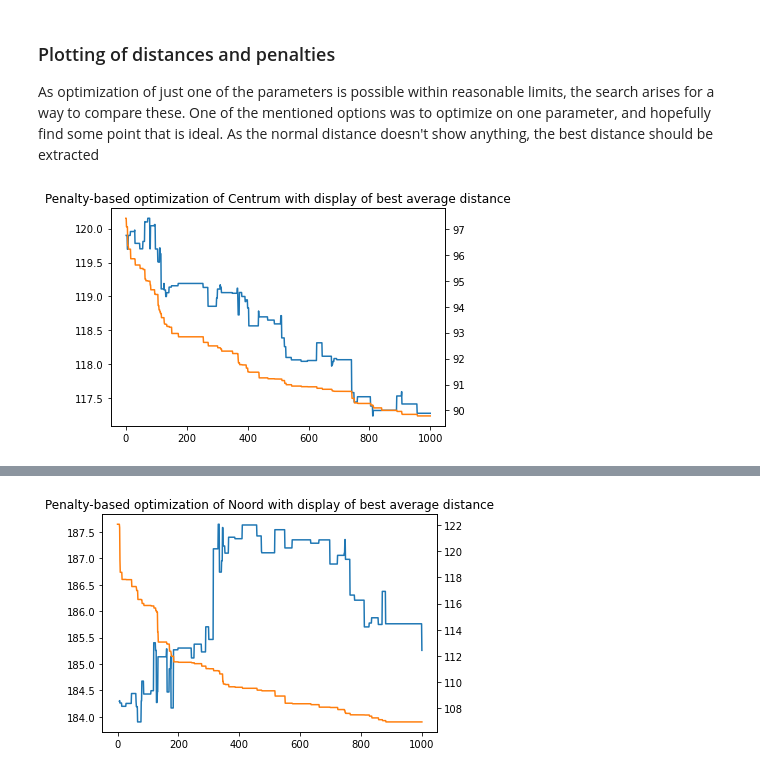
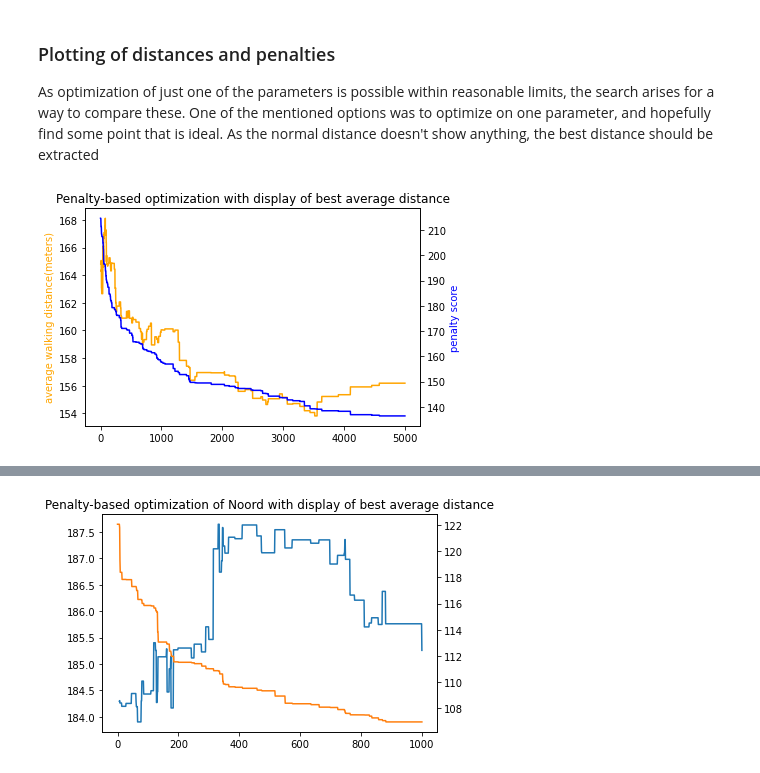
Before and after one commit to corne12345/Amsterdam_carbage_thesis, a Jupyter notebook: Notebooks/20200514 - Improvements of initial coding.ipynb, the cells around one changed output, grey strips where cells are left out. Saved outputs shown, nothing was run; the diff lists cells and outputs as text; code cells hidden in the pictures.

```diff
--- a/Notebooks/20200514 - Improvements of initial coding.ipynb
+++ b/Notebooks/20200514 - Improvements of initial coding.ipynb
@@ -118,13 +119,15 @@ def plot_optimization(filename):
     # df_plot1['total'] = df_plot1['avg_distance'] + df_plot1['penalties']
     df_plot1['best_dist'] = df_plot1[df_plot1['diff'] < 0]['avg_distance']
     df_plot1['best_dist'] = df_plot1['best_dist'].fillna(method='ffill')
-    ax = df_plot1['best_dist'].plot()
-    ax = df_plot1['best'].plot(secondary_y=True)
+    ax = df_plot1['best_dist'].plot(color='orange')
+    ax.set_ylabel('average walking distance(meters)', color='orange')
+    ax = df_plot1['best'].plot(color='blue', secondary_y=True)
+    ax.set_ylabel('penalty score', color='blue')
+
     return ax
-    # ax = df_plot1['total'].plot(secondary_y=True)
 # %%
-fig1 = plot_optimization('../Results/20200516 - cluster optimization/hillclimber20200519-2026.csv')
-fig1.set_title('Penalty-based optimization of Centrum with display of best average distance')
-fig1.figure.savefig('Centrum.pdf')
+fig1 = plot_optimization('../Results/hillclimber2020-05-05-21.csv')
+fig1.set_title('Penalty-based optimization with display of best average distance')
+fig1.figure.savefig('Total.pdf')
 # %% [output]
-[figure, old version]
+[figure, new version]
```
Also changed, not shown: parts of 6 cells of this notebook, 2 other files.
